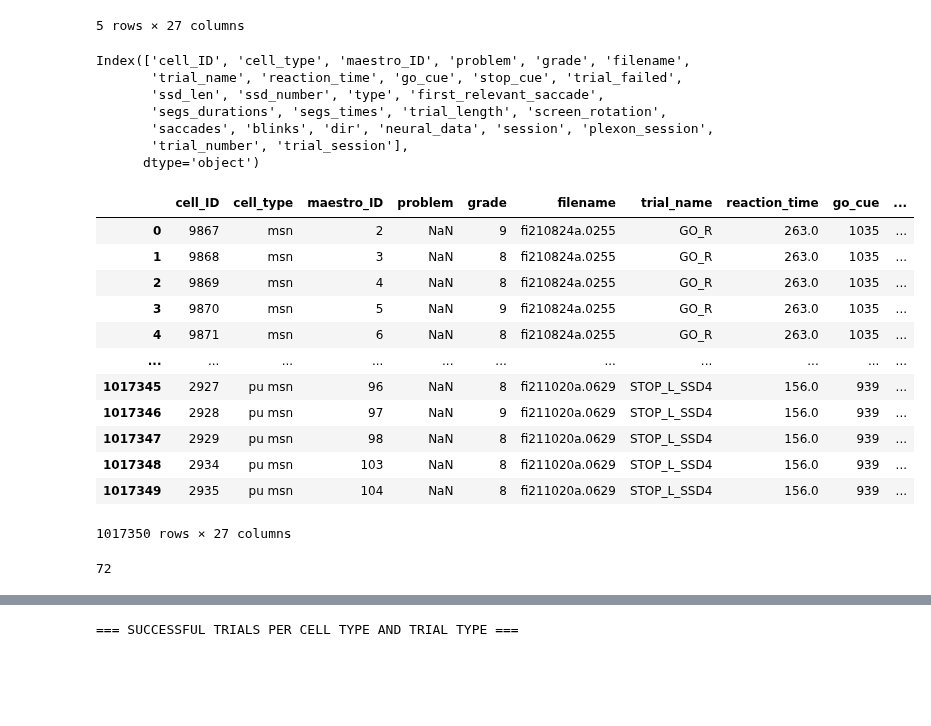
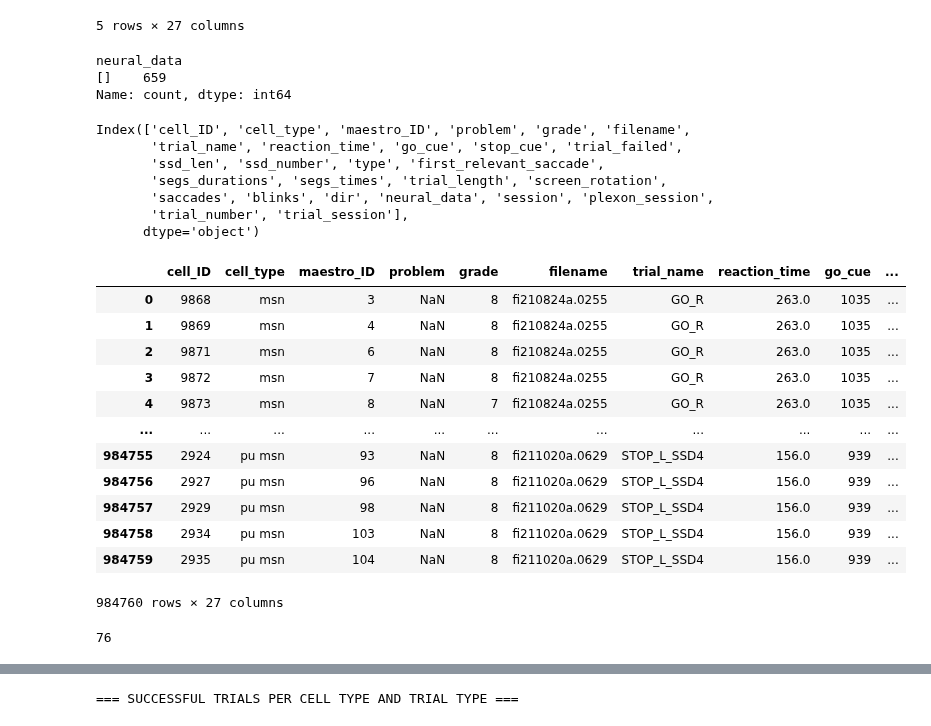
Before and after one commit to barrackHa/Population-Analysis, a Jupyter notebook: exploratory_data_analysis/cell_db_eda.ipynb, the cells around one changed output, grey strips where cells are left out. Saved outputs shown, nothing was run; the diff lists cells and outputs as text; code cells hidden in the pictures; blank space fills up the shorter version.

Commit message:
Debuging mute cells issue and stop to fix it

```diff
--- a/exploratory_data_analysis/cell_db_eda.ipynb
+++ b/exploratory_data_analysis/cell_db_eda.ipynb
@@ -68,6 +68,12 @@ None
 | 3 | 9870 | msn | 5 | NaN | 9 | fi210824a.0255 | GO_R | 263.0 | 1035 | ... |
 | 4 | 9871 | msn | 6 | NaN | 8 | fi210824a.0255 | GO_R | 263.0 | 1035 | ... |
 5 rows × 27 columns
+# %%
+cell_df[cell_df['cell_ID'] == 2049]['neural_data'].value_counts()
+# %% [output]
+neural_data
+[]    659
+Name: count, dtype: int64
 # %%
 cell_df.columns
 # %% [output]
@@ -79,26 +85,26 @@ Index(['cell_ID', 'cell_type', 'maestro_ID', 'problem', 'grade', 'filename',
        'trial_number', 'trial_session'],
       dtype='object')
 # %%
-cell_df = cell_df[cell_df['grade'] >= 8].copy().reset_index(drop=True)
+cell_df = cell_df[cell_df['grade'] <= 8].copy().reset_index(drop=True)
 cell_df
 # %% [output]
 |  | cell_ID | cell_type | maestro_ID | problem | grade | filename | trial_name | reaction_time | go_cue | ... |
-| 0 | 9867 | msn | 2 | NaN | 9 | fi210824a.0255 | GO_R | 263.0 | 1035 | ... |
-| 1 | 9868 | msn | 3 | NaN | 8 | fi210824a.0255 | GO_R | 263.0 | 1035 | ... |
-| 2 | 9869 | msn | 4 | NaN | 8 | fi210824a.0255 | GO_R | 263.0 | 1035 | ... |
-| 3 | 9870 | msn | 5 | NaN | 9 | fi210824a.0255 | GO_R | 263.0 | 1035 | ... |
-| 4 | 9871 | msn | 6 | NaN | 8 | fi210824a.0255 | GO_R | 263.0 | 1035 | ... |
+| 0 | 9868 | msn | 3 | NaN | 8 | fi210824a.0255 | GO_R | 263.0 | 1035 | ... |
+| 1 | 9869 | msn | 4 | NaN | 8 | fi210824a.0255 | GO_R | 263.0 | 1035 | ... |
+| 2 | 9871 | msn | 6 | NaN | 8 | fi210824a.0255 | GO_R | 263.0 | 1035 | ... |
+| 3 | 9872 | msn | 7 | NaN | 8 | fi210824a.0255 | GO_R | 263.0 | 1035 | ... |
+| 4 | 9873 | msn | 8 | NaN | 7 | fi210824a.0255 | GO_R | 263.0 | 1035 | ... |
 | ... | ... | ... | ... | ... | ... | ... | ... | ... | ... | ... |
-| 1017345 | 2927 | pu msn | 96 | NaN | 8 | fi211020a.0629 | STOP_L_SSD4 | 156.0 | 939 | ... |
-| 1017346 | 2928 | pu msn | 97 | NaN | 9 | fi211020a.0629 | STOP_L_SSD4 | 156.0 | 939 | ... |
-| 1017347 | 2929 | pu msn | 98 | NaN | 8 | fi211020a.0629 | STOP_L_SSD4 | 156.0 | 939 | ... |
-| 1017348 | 2934 | pu msn | 103 | NaN | 8 | fi211020a.0629 | STOP_L_SSD4 | 156.0 | 939 | ... |
-| 1017349 | 2935 | pu msn | 104 | NaN | 8 | fi211020a.0629 | STOP_L_SSD4 | 156.0 | 939 | ... |
+| 984755 | 2924 | pu msn | 93 | NaN | 8 | fi211020a.0629 | STOP_L_SSD4 | 156.0 | 939 | ... |
+| 984756 | 2927 | pu msn | 96 | NaN | 8 | fi211020a.0629 | STOP_L_SSD4 | 156.0 | 939 | ... |
+| 984757 | 2929 | pu msn | 98 | NaN | 8 | fi211020a.0629 | STOP_L_SSD4 | 156.0 | 939 | ... |
+| 984758 | 2934 | pu msn | 103 | NaN | 8 | fi211020a.0629 | STOP_L_SSD4 | 156.0 | 939 | ... |
+| 984759 | 2935 | pu msn | 104 | NaN | 8 | fi211020a.0629 | STOP_L_SSD4 | 156.0 | 939 | ... |
-1017350 rows × 27 columns
+984760 rows × 27 columns
 # %%
 cell_df['session'].nunique()
 # %% [output]
-72
+76
 # %%
 ## Cell 3: Trial Type Distribution and Success Rates
 
```
Also changed, not shown: parts of 8 cells of this notebook, 3 other files.
